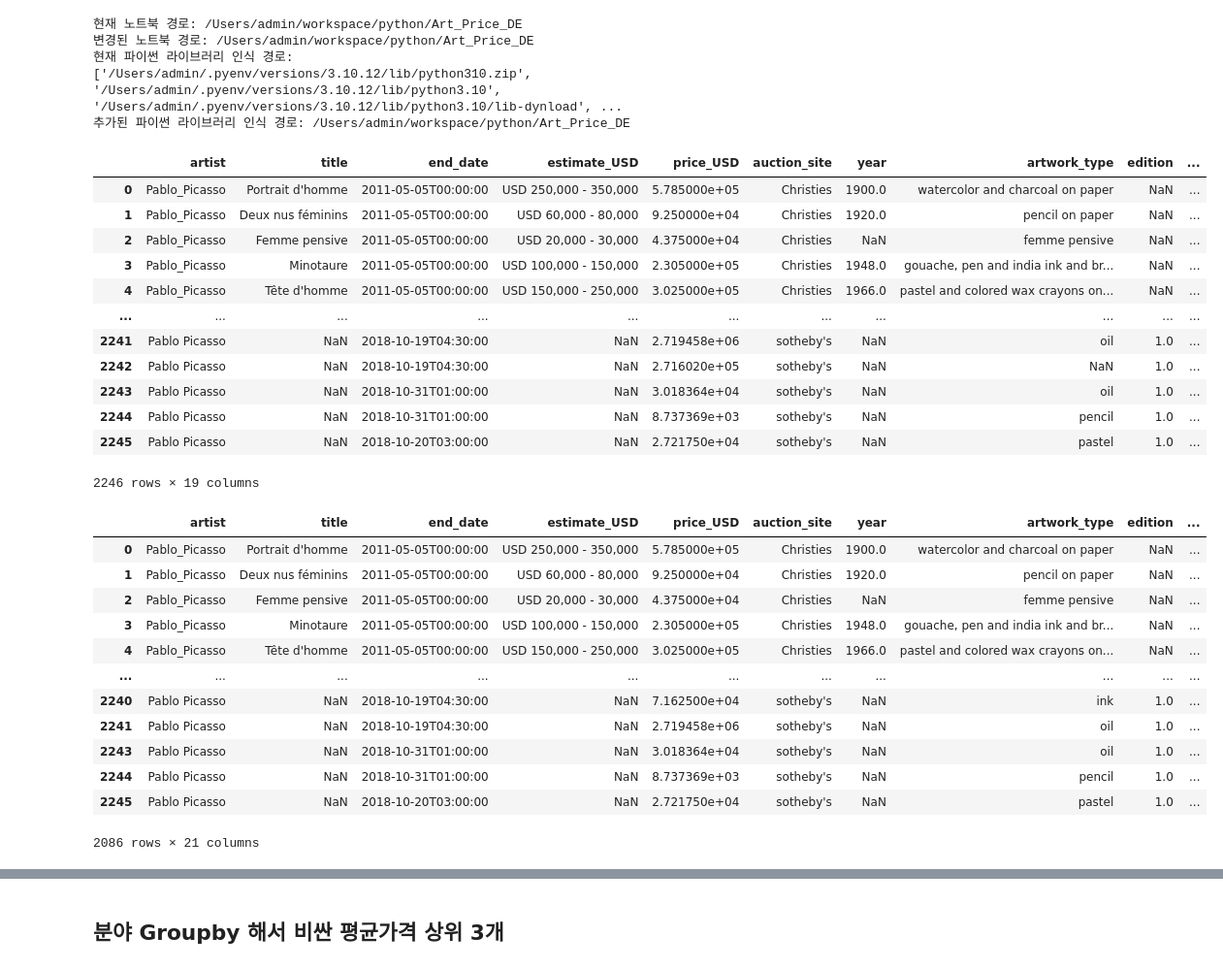
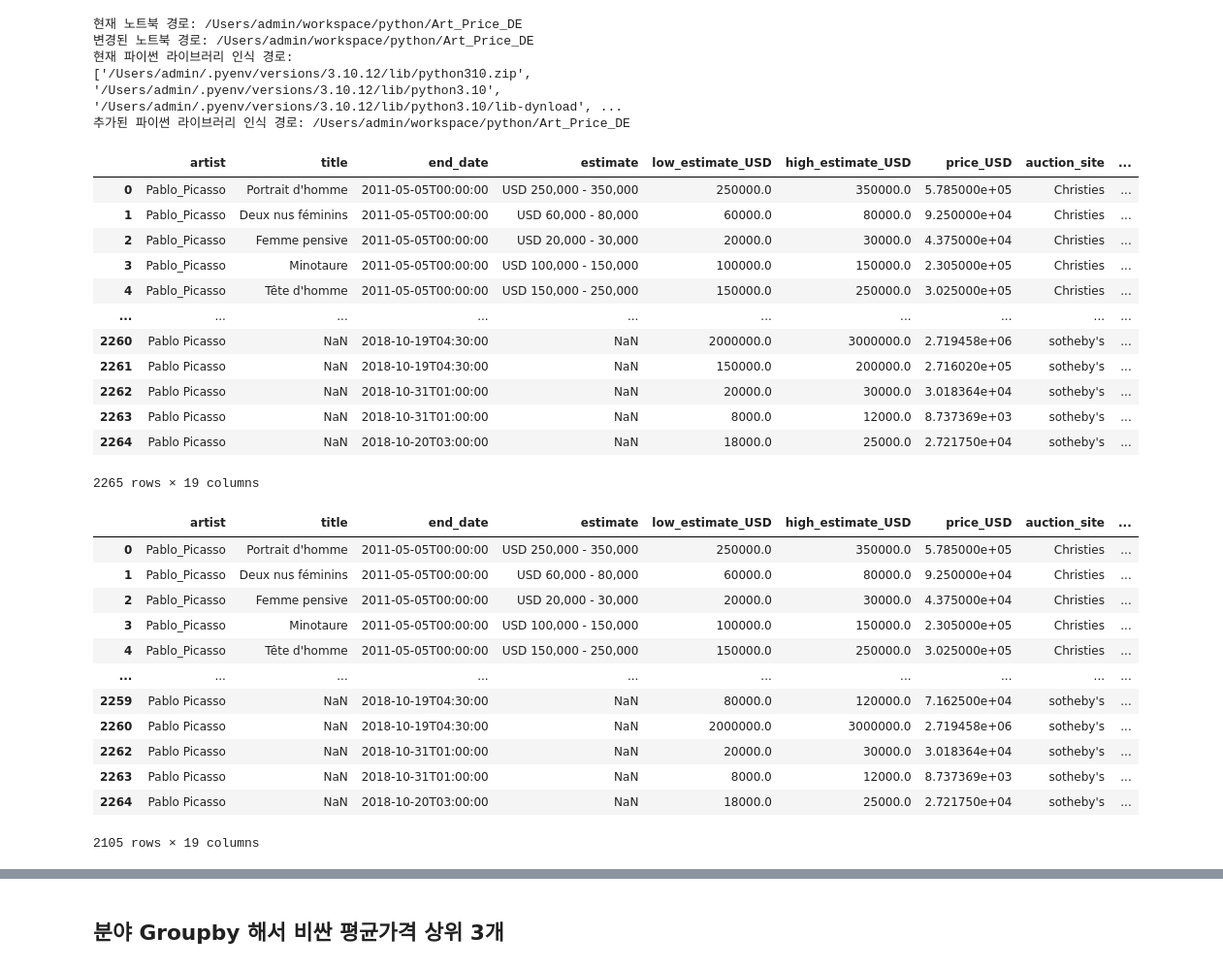
Before and after one commit to ket0825/Art_Price_DE, a Jupyter notebook: analysis/christies_eda.ipynb, the cells around one changed output, grey strips where cells are left out. Shown at 97% size. Saved outputs shown, nothing was run; the diff lists cells and outputs as text; code cells hidden in the pictures.

```diff
--- a/analysis/christies_eda.ipynb
+++ b/analysis/christies_eda.ipynb
@@ -25,27 +25,27 @@ df_concat.to_csv('csv/christies_Pablo_Picasso_20250201_121353.csv', index=False)
 # %%
-df1 = pd.read_csv("csv/christies_Pablo_Picasso_20250201_121353.csv", encoding='utf-8')
+df1 = pd.read_csv("csv/christies_Pablo_Picasso_20250201_230830.csv", encoding='utf-8')
 df2 = pd.read_csv("csv/phillips_Pablo_Picasso.csv", encoding='utf-8')
 df3 = pd.read_csv("csv/converted_prices_picasso.csv", encoding='utf-8')
-# df3 = pd.read_csv("csv/sothebys.csv", encoding='utf-8')
+
 df_concat = pd.concat([df1,
                        df2,
                        df3,
                        ], ignore_index=True)
 df_concat
 # %% [output]
-|  | artist | title | end_date | estimate_USD | price_USD | auction_site | year | artwork_type | edition | ... |
-| 0 | Pablo_Picasso | Portrait d'homme | 2011-05-05T00:00:00 | USD 250,000 - 350,000 | 5.785000e+05 | Christies | 1900.0 | watercolor and charcoal on paper | NaN | ... |
-| 1 | Pablo_Picasso | Deux nus féminins | 2011-05-05T00:00:00 | USD 60,000 - 80,000 | 9.250000e+04 | Christies | 1920.0 | pencil on paper | NaN | ... |
-| 2 | Pablo_Picasso | Femme pensive | 2011-05-05T00:00:00 | USD 20,000 - 30,000 | 4.375000e+04 | Christies | NaN | femme pensive | NaN | ... |
-| 3 | Pablo_Picasso | Minotaure | 2011-05-05T00:00:00 | USD 100,000 - 150,000 | 2.305000e+05 | Christies | 1948.0 | gouache, pen and india ink and br... | NaN | ... |
-| 4 | Pablo_Picasso | Tête d'homme | 2011-05-05T00:00:00 | USD 150,000 - 250,000 | 3.025000e+05 | Christies | 1966.0 | pastel and colored wax crayons on... | NaN | ... |
-| ... | ... | ... | ... | ... | ... | ... | ... | ... | ... | ... |
-| 2241 | Pablo Picasso | NaN | 2018-10-19T04:30:00 | NaN | 2.719458e+06 | sotheby's | NaN | oil | 1.0 | ... |
-| 2242 | Pablo Picasso | NaN | 2018-10-19T04:30:00 | NaN | 2.716020e+05 | sotheby's | NaN | NaN | 1.0 | ... |
-| 2243 | Pablo Picasso | NaN | 2018-10-31T01:00:00 | NaN | 3.018364e+04 | sotheby's | NaN | oil | 1.0 | ... |
-| 2244 | Pablo Picasso | NaN | 2018-10-31T01:00:00 | NaN | 8.737369e+03 | sotheby's | NaN | pencil | 1.0 | ... |
-| 2245 | Pablo Picasso | NaN | 2018-10-20T03:00:00 | NaN | 2.721750e+04 | sotheby's | NaN | pastel | 1.0 | ... |
+|  | artist | title | end_date | estimate | low_estimate_USD | high_estimate_USD | price_USD | auction_site | ... |
+| 0 | Pablo_Picasso | Portrait d'homme | 2011-05-05T00:00:00 | USD 250,000 - 350,000 | 250000.0 | 350000.0 | 5.785000e+05 | Christies | ... |
+| 1 | Pablo_Picasso | Deux nus féminins | 2011-05-05T00:00:00 | USD 60,000 - 80,000 | 60000.0 | 80000.0 | 9.250000e+04 | Christies | ... |
+| 2 | Pablo_Picasso | Femme pensive | 2011-05-05T00:00:00 | USD 20,000 - 30,000 | 20000.0 | 30000.0 | 4.375000e+04 | Christies | ... |
+| 3 | Pablo_Picasso | Minotaure | 2011-05-05T00:00:00 | USD 100,000 - 150,000 | 100000.0 | 150000.0 | 2.305000e+05 | Christies | ... |
+| 4 | Pablo_Picasso | Tête d'homme | 2011-05-05T00:00:00 | USD 150,000 - 250,000 | 150000.0 | 250000.0 | 3.025000e+05 | Christies | ... |
+| ... | ... | ... | ... | ... | ... | ... | ... | ... | ... |
+| 2260 | Pablo Picasso | NaN | 2018-10-19T04:30:00 | NaN | 2000000.0 | 3000000.0 | 2.719458e+06 | sotheby's | ... |
+| 2261 | Pablo Picasso | NaN | 2018-10-19T04:30:00 | NaN | 150000.0 | 200000.0 | 2.716020e+05 | sotheby's | ... |
+| 2262 | Pablo Picasso | NaN | 2018-10-31T01:00:00 | NaN | 20000.0 | 30000.0 | 3.018364e+04 | sotheby's | ... |
+| 2263 | Pablo Picasso | NaN | 2018-10-31T01:00:00 | NaN | 8000.0 | 12000.0 | 8.737369e+03 | sotheby's | ... |
+| 2264 | Pablo Picasso | NaN | 2018-10-20T03:00:00 | NaN | 18000.0 | 25000.0 | 2.721750e+04 | sotheby's | ... |
-2246 rows × 19 columns
+2265 rows × 19 columns
 # %%
 # Mapper from material to type
 MATERIAL_TO_TYPE = {
@@ -85,19 +116,19 @@ df_mat2type = pd.DataFrame(list(MATERIAL_TO_TYPE.items()), columns=['material',
 df_concat = df_concat.dropna(subset=['artwork_type'])
 df_concat
 # %% [output]
-|  | artist | title | end_date | estimate_USD | price_USD | auction_site | year | artwork_type | edition | ... |
-| 0 | Pablo_Picasso | Portrait d'homme | 2011-05-05T00:00:00 | USD 250,000 - 350,000 | 5.785000e+05 | Christies | 1900.0 | watercolor and charcoal on paper | NaN | ... |
-| 1 | Pablo_Picasso | Deux nus féminins | 2011-05-05T00:00:00 | USD 60,000 - 80,000 | 9.250000e+04 | Christies | 1920.0 | pencil on paper | NaN | ... |
-| 2 | Pablo_Picasso | Femme pensive | 2011-05-05T00:00:00 | USD 20,000 - 30,000 | 4.375000e+04 | Christies | NaN | femme pensive | NaN | ... |
-| 3 | Pablo_Picasso | Minotaure | 2011-05-05T00:00:00 | USD 100,000 - 150,000 | 2.305000e+05 | Christies | 1948.0 | gouache, pen and india ink and br... | NaN | ... |
-| 4 | Pablo_Picasso | Tête d'homme | 2011-05-05T00:00:00 | USD 150,000 - 250,000 | 3.025000e+05 | Christies | 1966.0 | pastel and colored wax crayons on... | NaN | ... |
-| ... | ... | ... | ... | ... | ... | ... | ... | ... | ... | ... |
-| 2240 | Pablo Picasso | NaN | 2018-10-19T04:30:00 | NaN | 7.162500e+04 | sotheby's | NaN | ink | 1.0 | ... |
-| 2241 | Pablo Picasso | NaN | 2018-10-19T04:30:00 | NaN | 2.719458e+06 | sotheby's | NaN | oil | 1.0 | ... |
-| 2243 | Pablo Picasso | NaN | 2018-10-31T01:00:00 | NaN | 3.018364e+04 | sotheby's | NaN | oil | 1.0 | ... |
-| 2244 | Pablo Picasso | NaN | 2018-10-31T01:00:00 | NaN | 8.737369e+03 | sotheby's | NaN | pencil | 1.0 | ... |
-| 2245 | Pablo Picasso | NaN | 2018-10-20T03:00:00 | NaN | 2.721750e+04 | sotheby's | NaN | pastel | 1.0 | ... |
+|  | artist | title | end_date | estimate | low_estimate_USD | high_estimate_USD | price_USD | auction_site | ... |
+| 0 | Pablo_Picasso | Portrait d'homme | 2011-05-05T00:00:00 | USD 250,000 - 350,000 | 250000.0 | 350000.0 | 5.785000e+05 | Christies | ... |
+| 1 | Pablo_Picasso | Deux nus féminins | 2011-05-05T00:00:00 | USD 60,000 - 80,000 | 60000.0 | 80000.0 | 9.250000e+04 | Christies | ... |
+| 2 | Pablo_Picasso | Femme pensive | 2011-05-05T00:00:00 | USD 20,000 - 30,000 | 20000.0 | 30000.0 | 4.375000e+04 | Christies | ... |
+| 3 | Pablo_Picasso | Minotaure | 2011-05-05T00:00:00 | USD 100,000 - 150,000 | 100000.0 | 150000.0 | 2.305000e+05 | Christies | ... |
+| 4 | Pablo_Picasso | Tête d'homme | 2011-05-05T00:00:00 | USD 150,000 - 250,000 | 150000.0 | 250000.0 | 3.025000e+05 | Christies | ... |
+| ... | ... | ... | ... | ... | ... | ... | ... | ... | ... |
+| 2259 | Pablo Picasso | NaN | 2018-10-19T04:30:00 | NaN | 80000.0 | 120000.0 | 7.162500e+04 | sotheby's | ... |
+| 2260 | Pablo Picasso | NaN | 2018-10-19T04:30:00 | NaN | 2000000.0 | 3000000.0 | 2.719458e+06 | sotheby's | ... |
+| 2262 | Pablo Picasso | NaN | 2018-10-31T01:00:00 | NaN | 20000.0 | 30000.0 | 3.018364e+04 | sotheby's | ... |
+| 2263 | Pablo Picasso | NaN | 2018-10-31T01:00:00 | NaN | 8000.0 | 12000.0 | 8.737369e+03 | sotheby's | ... |
+| 2264 | Pablo Picasso | NaN | 2018-10-20T03:00:00 | NaN | 18000.0 | 25000.0 | 2.721750e+04 | sotheby's | ... |
-2086 rows × 21 columns
+2105 rows × 19 columns
 # %%
 for _, row in df_mat2type.iterrows():
     mask = df_concat['artwork_type'].str.contains(row['material'], case=False)
```
Also changed, not shown: parts of 5 cells of this notebook, 2 other files.
